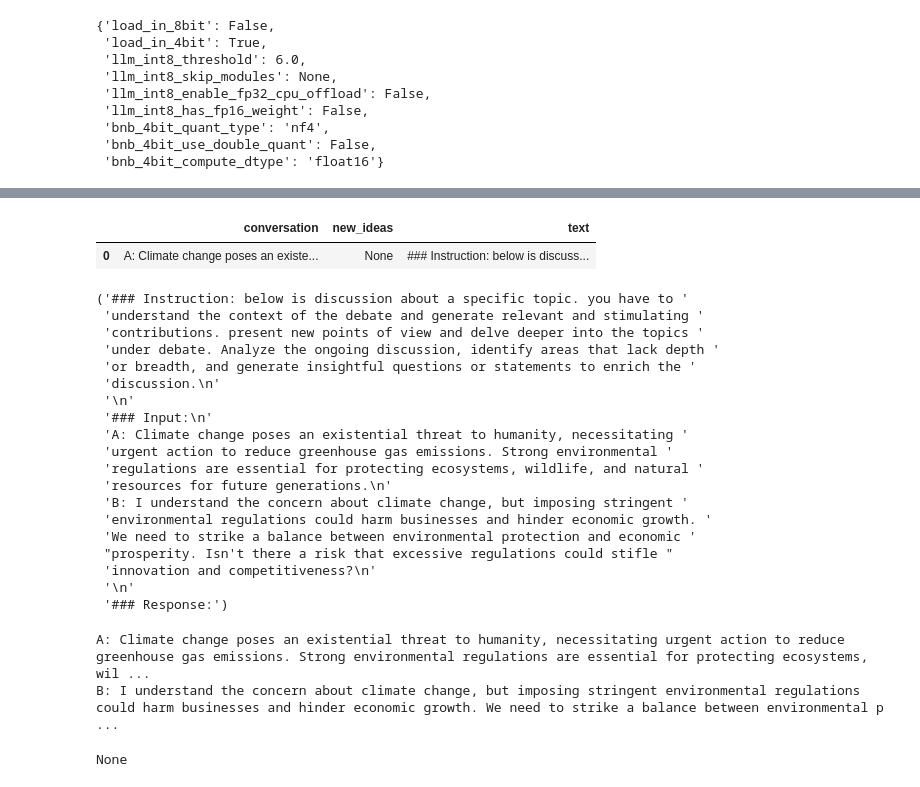
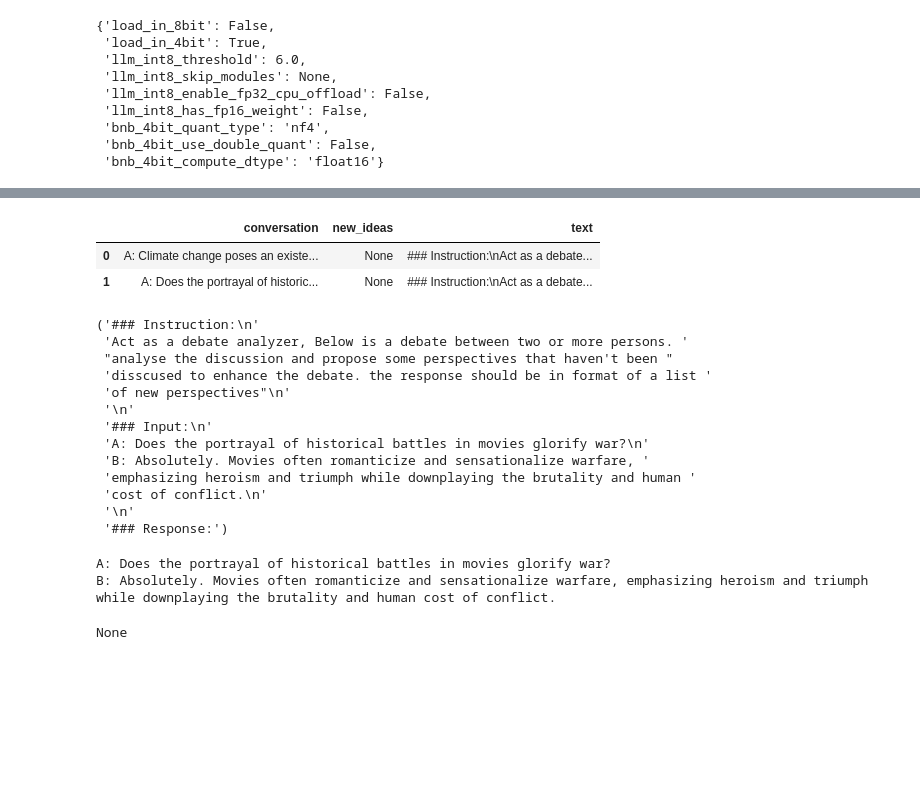
Before and after one commit to Youcef-Abdelliche/GenAI-p8-hackthon-ideas-generator-model, a Jupyter notebook: fine_tuning_llama_2_7b_ideas_generator_task.ipynb, the cells around one changed output, grey strips where cells are left out. Cells and saved outputs as stored; diff of their text form; code cells hidden in the pictures; blank space fills up the shorter version.

Commit message:
add datasets and notebook for finetuned model

```diff
--- a/fine_tuning_llama_2_7b_ideas_generator_task.ipynb
+++ b/fine_tuning_llama_2_7b_ideas_generator_task.ipynb
@@ -348,39 +356,34 @@ DatasetDict({
 })
 # %%
 examples = []
-for data_point in dataset_test["test"].select(range(1)):
+for data_point in dataset_test["test"].select(range(2)):
   new_ideas = data_point["new_ideas"]
   conversation_text = create_conversation_text(data_point)
   examples.append({
         "conversation": conversation_text,
         "new_ideas": new_ideas,
         "text": generate_prompt(conversation_text),
     })
 test_df = pd.DataFrame(examples)
 test_df
 # %% [output]
 |  | conversation | new_ideas | text |
-| 0 | A: Climate change poses an existe... | None | ### Instruction: below is discuss... |
+| 0 | A: Climate change poses an existe... | None | ### Instruction:\nAct as a debate... |
+| 1 | A: Does the portrayal of historic... | None | ### Instruction:\nAct as a debate... |
 # %%
-pprint(test_df["text"][0])
+pprint(test_df["text"][1])
 # %% [output]
-('### Instruction: below is discussion about a specific topic. you have to '
- 'understand the context of the debate and generate relevant and stimulating '
- 'contributions. present new points of view and delve deeper into the topics '
- 'under debate. Analyze the ongoing discussion, identify areas that lack depth '
- 'or breadth, and generate insightful questions or statements to enrich the '
- 'discussion.\n'
+('### Instruction:\n'
+ 'Act as a debate analyzer, Below is a debate between two or more persons. '
+ "analyse the discussion and propose some perspectives that haven't been "
+ 'disscused to enhance the debate. the response should be in format of a list '
+ 'of new perspectives"\n'
  '\n'
  '### Input:\n'
- 'A: Climate change poses an existential threat to humanity, necessitating '
- 'urgent action to reduce greenhouse gas emissions. Strong environmental '
- 'regulations are essential for protecting ecosystems, wildlife, and natural '
- 'resources for future generations.\n'
- 'B: I understand the concern about climate change, but imposing stringent '
- 'environmental regulations could harm businesses and hinder economic growth. '
- 'We need to strike a balance between environmental protection and economic '
- "prosperity. Isn't there a risk that excessive regulations could stifle "
- 'innovation and competitiveness?\n'
+ 'A: Does the portrayal of historical battles in movies glorify war?\n'
+ 'B: Absolutely. Movies often romanticize and sensationalize warfare, '
+ 'emphasizing heroism and triumph while downplaying the brutality and human '
+ 'cost of conflict.\n'
  '\n'
  '### Response:')
 # %%
@@ -394,11 +397,11 @@ def generate_ideas(model, text: str):
         outputs = model.generate(**inputs, max_new_tokens=256, temperature=0.0001)
     return tokenizer.decode(outputs[0][inputs_length:], skip_special_tokens=True)
 # %%
-example = test_df.iloc[0]
+example = test_df.iloc[1]
 print(example.conversation)
 # %% [output]
-A: Climate change poses an existential threat to humanity, necessitating urgent action to reduce greenhouse gas emissions. Strong environmental regulations are essential for protecting ecosystems, wil ...
-B: I understand the concern about climate change, but imposing stringent environmental regulations could harm businesses and hinder economic growth. We need to strike a balance between environmental p ...
+A: Does the portrayal of historical battles in movies glorify war?
+B: Absolutely. Movies often romanticize and sensationalize warfare, emphasizing heroism and triumph while downplaying the brutality and human cost of conflict.
 # %%
 print(example.new_ideas)
 # %% [output]
```
Also changed, not shown: parts of 15 cells of this notebook, 5 other files.
